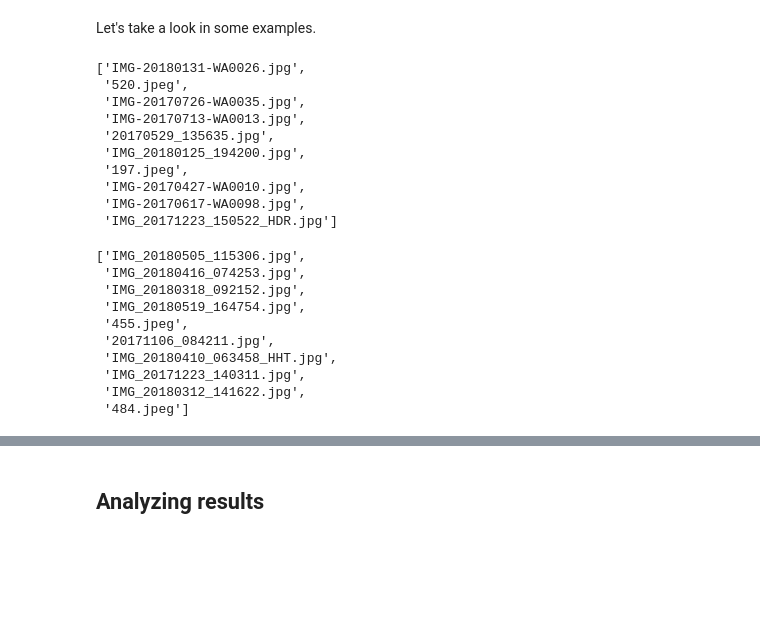
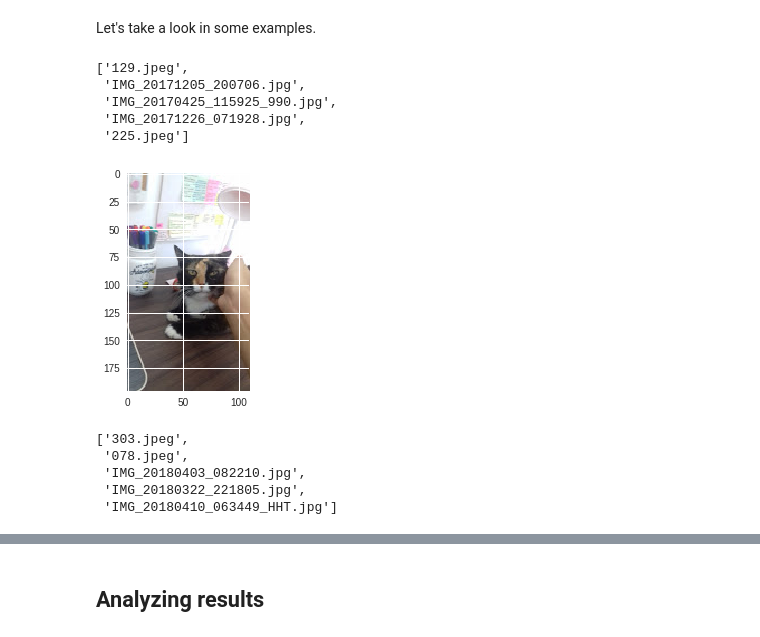
Before and after one commit to weltonrodrigo/mag-fofa, a Jupyter notebook: notebooks/mag-fofa-challenge.ipynb, the cells around one changed output, grey strips where cells are left out. Saved outputs shown, nothing was run; the diff lists cells and outputs as text; code cells hidden in the pictures; blank space fills up the shorter version.

```diff
--- a/notebooks/mag-fofa-challenge.ipynb
+++ b/notebooks/mag-fofa-challenge.ipynb
@@ -24,31 +38,26 @@ bs=28
 Let's take a look in some examples.
 # %%
 #Fofa examples:
-fofas = !ls {PATH}train/fofa | shuf | head
+fofas = random.sample(os.listdir(f'{PATH}/valid/fofa'), 5)
 fofas
 # %% [output]
-['IMG-20180131-WA0026.jpg',
- '520.jpeg',
- 'IMG-20170726-WA0035.jpg',
- 'IMG-20170713-WA0013.jpg',
- '20170529_135635.jpg',
- 'IMG_20180125_194200.jpg',
- '197.jpeg',
- 'IMG-20170427-WA0010.jpg',
- 'IMG-20170617-WA0098.jpg',
- 'IMG_20171223_150522_HDR.jpg']
+['129.jpeg',
+ 'IMG_20171205_200706.jpg',
+ 'IMG_20170425_115925_990.jpg',
+ 'IMG_20171226_071928.jpg',
+ '225.jpeg']
+# %%
+img = plt.imread(f'{PATH}valid/fofa/{fofas[0]}')
+plt.imshow(img);
+# %% [output]
+[figure, added]
 # %%
 #Mag examples:
-mags = !ls {PATH}train/mag | shuf | head
+mags = random.sample(os.listdir(f'{PATH}/valid/mag'),5)
 mags
 # %% [output]
-['IMG_20180505_115306.jpg',
- 'IMG_20180416_074253.jpg',
- 'IMG_20180318_092152.jpg',
- 'IMG_20180519_164754.jpg',
- '455.jpeg',
- '20171106_084211.jpg',
- 'IMG_20180410_063458_HHT.jpg',
- 'IMG_20171223_140311.jpg',
- 'IMG_20180312_141622.jpg',
- '484.jpeg']
+['303.jpeg',
+ '078.jpeg',
+ 'IMG_20180403_082210.jpg',
+ 'IMG_20180322_221805.jpg',
+ 'IMG_20180410_063449_HHT.jpg']
```
Also changed, not shown: parts of 15 cells of this notebook.
